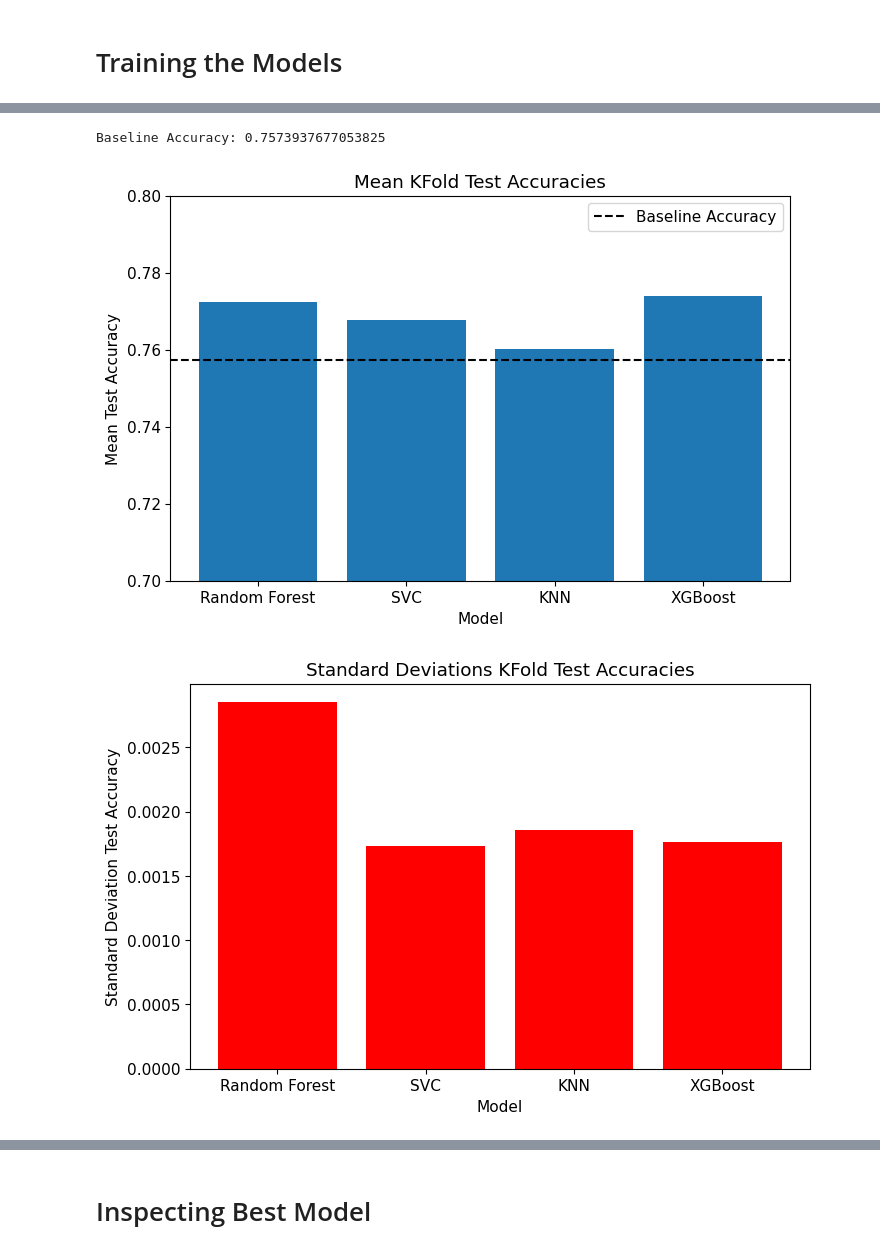
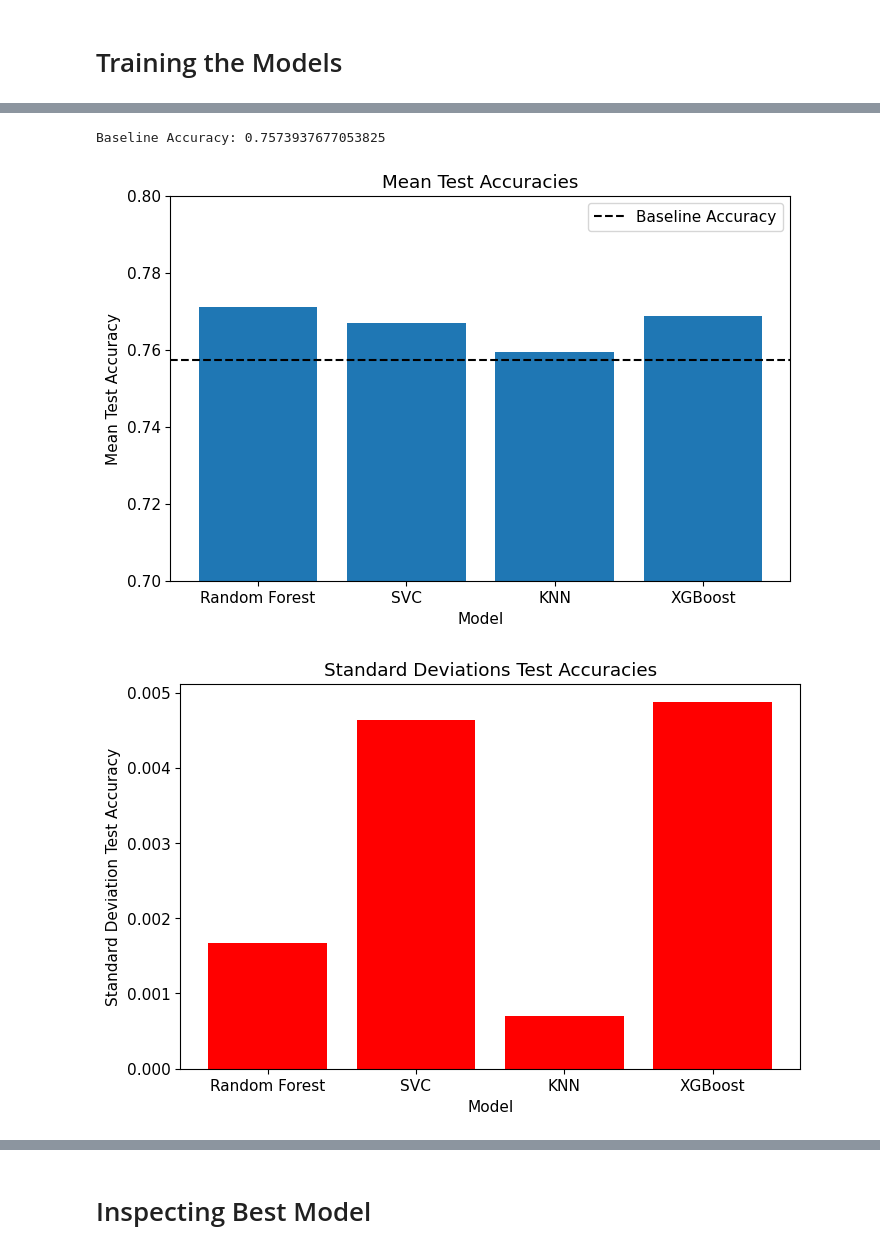
Before and after one commit to ckourkou/DATA-1030-Final-Project, a Jupyter notebook: Draft Round Project.ipynb, the cells around one changed output, grey strips where cells are left out. Drawn from its saved outputs; the diff is of its cells as text; code cells hidden in the pictures.

```diff
--- a/Draft Round Project.ipynb
+++ b/Draft Round Project.ipynb
@@ -851,15 +849,0 @@ We see that there is a disproportionately large amount of undrafted players rela
-# %%
-from sklearn.model_selection import train_test_split
-
-X = all_players.drop(columns=['Player','Round'])
-y = all_players['Round']
-random_state = 42
-
-X_other, X_test, y_other, y_test = train_test_split(X, y, test_size = 0.2, stratify=y, random_state=random_state)
-# X_val, X_test, y_val, y_test = train_test_split(X_other, y_other, train_size=0.5, stratify=y_other, random_state=random_state)
-
-X_other['Team'] = X_other['Team'].apply(lambda x: x.split(','))
-X_other['Pos'] = X_other['Pos'].astype(str)
-
-print('Counts in CV set:', y_other.value_counts())
-print('Counts in test set:', y_test.value_counts())
@@ -1069,3 +850,16 @@ Min-Max Scaled Output Shape: (5295, 3)
+# %%
+# Create feature matrix and target variable
+X = all_players.drop(columns=['Player','Round'])
+y = all_players['Round']
+
+# Save feature names before preprocessing
+feature_names = X.columns
+
+# Adjust Team column so we can use Multilabelbinarizer
+X['Team'] = X['Team'].apply(lambda x: x.split(','))
+
+# Ensure Positions are listed as strings
+X['Pos'] = X['Pos'].astype(str)
 # %% [markdown]
 # Training the Models
 # %%
@@ -1294,16 +996,16 @@ from sklearn.svm import SVC
 from sklearn.neighbors import KNeighborsClassifier
 import xgboost
 
-clf_XGB = xgboost.XGBClassifier(eval_metric = 'logloss')
+clf_XGB = xgboost.XGBClassifier(eval_metric = 'logloss', random_state=42)
 param_grid_xgb = {
-    'xgbclassifier__learning_rate': [0.03, 0.3, 3],
-    'xgbclassifier__reg_alpha': [0.1, 1, 10],
-    'xgbclassifier__reg_lambda': [0.1, 1, 10],
+    'xgbclassifier__learning_rate': [0.03],
+    'xgbclassifier__reg_alpha': [0.001, 0.01, 0.1, 1, 10],
+    'xgbclassifier__reg_lambda': [0.001, 0.01, 0.1, 1, 10],
     'xgbclassifier__max_depth': [1, 3, 10, 20],
 }
 
 print("XGBOOST CLASSIFICATION")
 xgboost_test_scores, xgboost_best_model, xgb_predictions, xgb_true_vals, xgb_X_test_sets, xgb_results, xgb_ftr_names_prep, xgb_best_params = \
-      MLpipe_KFold_Accuracy(X_other, y_other, clf_XGB, "xgbclassifier", param_grid_xgb);
+      MLpipe_KFold_Accuracy(X, y, clf_XGB, "xgbclassifier", param_grid_xgb);
 # %% [output]
 XGBOOST CLASSIFICATION
@@ -1463,37 +1124,37 @@ print('Baseline Accuracy:', baseline_accuracy)
 
 # Plotting Means
 plt.figure(figsize=(8,5))
 x_positions = np.arange(len(model_names))
 
 plt.bar(x_positions, means)
 plt.xticks(x_positions, model_names)
 plt.axhline(y = baseline_accuracy, color = 'black',
             linestyle = '--', label = "Baseline Accuracy")
 plt.ylim(0.7, 0.8)
 plt.ylabel("Mean Test Accuracy")
 plt.xlabel("Model")
-plt.title("Mean KFold Test Accuracies")
+plt.title("Mean Test Accuracies")
 plt.legend()
 plt.savefig('figures/mean_test_acc_all_models.png', dpi=300)
 plt.show()
 
 
 
 # Plotting Standard Deviations
 plt.figure(figsize=(8,5))
 x_positions = np.arange(len(model_names))
 
 plt.bar(x_positions, stds, color = 'red')
 plt.xticks(x_positions, model_names)
 plt.ylabel("Standard Deviation Test Accuracy")
 plt.xlabel("Model")
-plt.title("Standard Deviations KFold Test Accuracies")
+plt.title("Standard Deviations Test Accuracies")
 plt.savefig('figures/sd_test_acc_all_models.png', dpi=300)
 plt.show()
 # %% [output]
 Baseline Accuracy: 0.7573937677053825
-[figure, old version]
+[figure, new version]
-[figure, old version]
+[figure, new version]
 # %%
 # Determining the best model
 best_model_key = model_names[np.argmax(means)]
```
Also changed, not shown: parts of 59 cells of this notebook, 33 other files.
